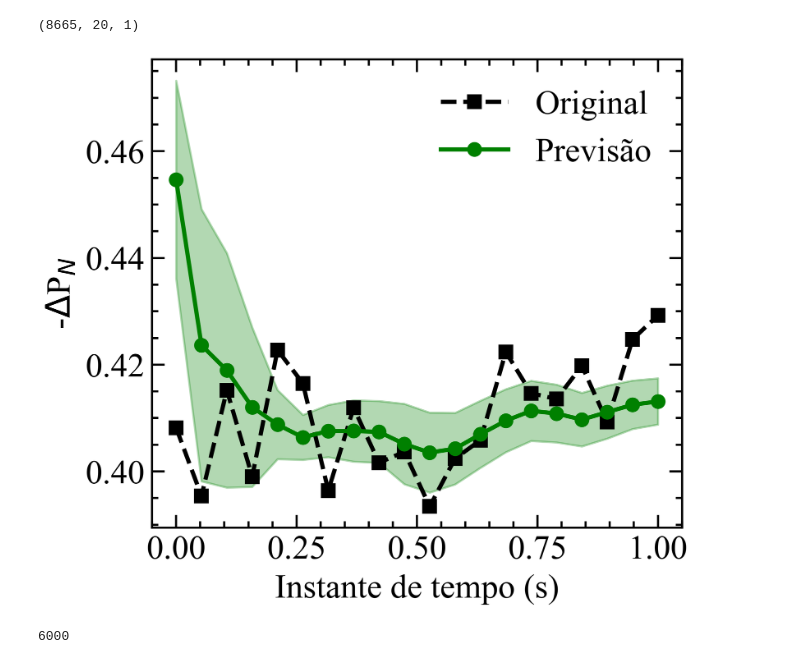
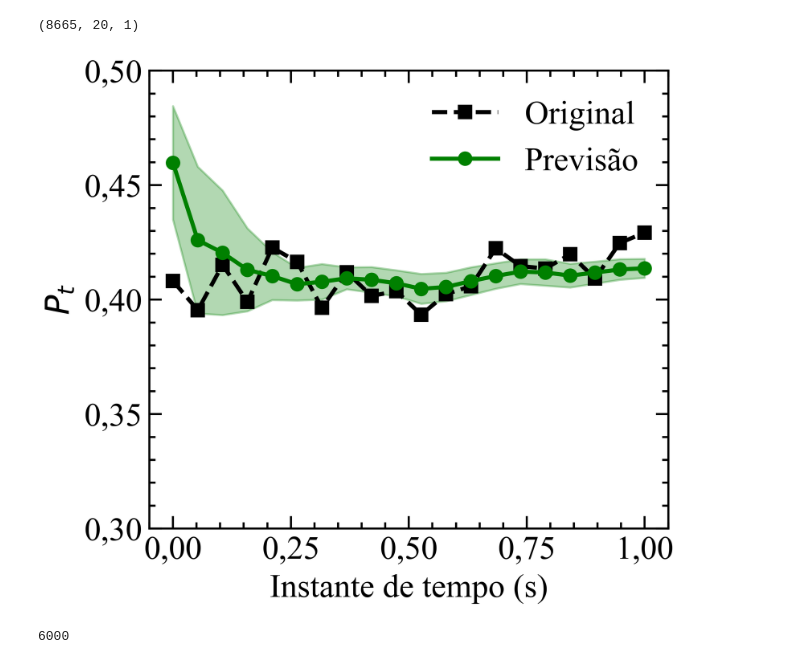
Before and after one commit to ViniMelloeMuller/fluidization-AE, a Jupyter notebook: notebooks/evaluate_model.ipynb, the cells around one changed output. Drawn from its saved outputs; the diff is of its cells as text; code cells hidden in the pictures.

```diff
--- a/notebooks/evaluate_model.ipynb
+++ b/notebooks/evaluate_model.ipynb
@@ -9,7 +9,9 @@ from utils.helper import (
     MinMaxScaler_AE,
 )
 import sys
+import locale
 
+locale.setlocale(locale.LC_ALL, "pt_BR.UTF-8")
 sys.path.append("../")
 from train_model import PARAMETERS
 
@@ -18,6 +20,7 @@ plt.style.use(["science", "ieee", "notebook"])
 plt.rcParams["font.size"] = 10
 plt.rcParams["font.family"] = "Times New Roman"
 plt.rcParams["figure.figsize"] = (9, 4)
+plt.rcParams['axes.formatter.use_locale'] = True
 # %%
 DEFAULT_WS = PARAMETERS["window_size"]
 print(DEFAULT_WS)
@@ -78,27 +81,28 @@ Xmenos.shape
 # %%
 index: int = 6000
 mean, std = mc_dropout_predict_parallel(
     seq2seq, np.expand_dims(Xnormal[index], 0), 10
 )
 
 plt.figure(figsize=(4.5, 4))
 # plt.xticks(np.arange(0, 22, 2) * 1 / 20)
 ymin = (mean - std).flatten()
 ymax = (mean + std).flatten()
 
 x = np.linspace(0, 20, len(Xnormal[index])) * 1 / 20
 
 plt.plot(x, Ynormal[index], label="Original", marker='s', ls='--')
 
 plt.plot(x, mean.flatten(), label="Previsão", c="green", marker='o', ls='-')
 plt.xlabel("Instante de tempo (s)")
-plt.ylabel(r"-$\Delta$P$_N$")
+plt.ylabel(r"$P_t$")
 plt.fill_between(x, ymin, ymax, alpha=0.3, color="green")
 plt.legend()
+plt.ylim(bottom=0.3, top=0.50)
 
 plt.savefig("../images/seq2seq/normal_prediction.png", dpi=300, bbox_inches="tight");
 # %% [output]
-[figure, old version]
+[figure, new version]
 # %%
 print(index)
 Xmenos[50].mean(), Xnormal[6000].mean()
```
Also changed, not shown: parts of 1 cell of this notebook, 1 other file.
